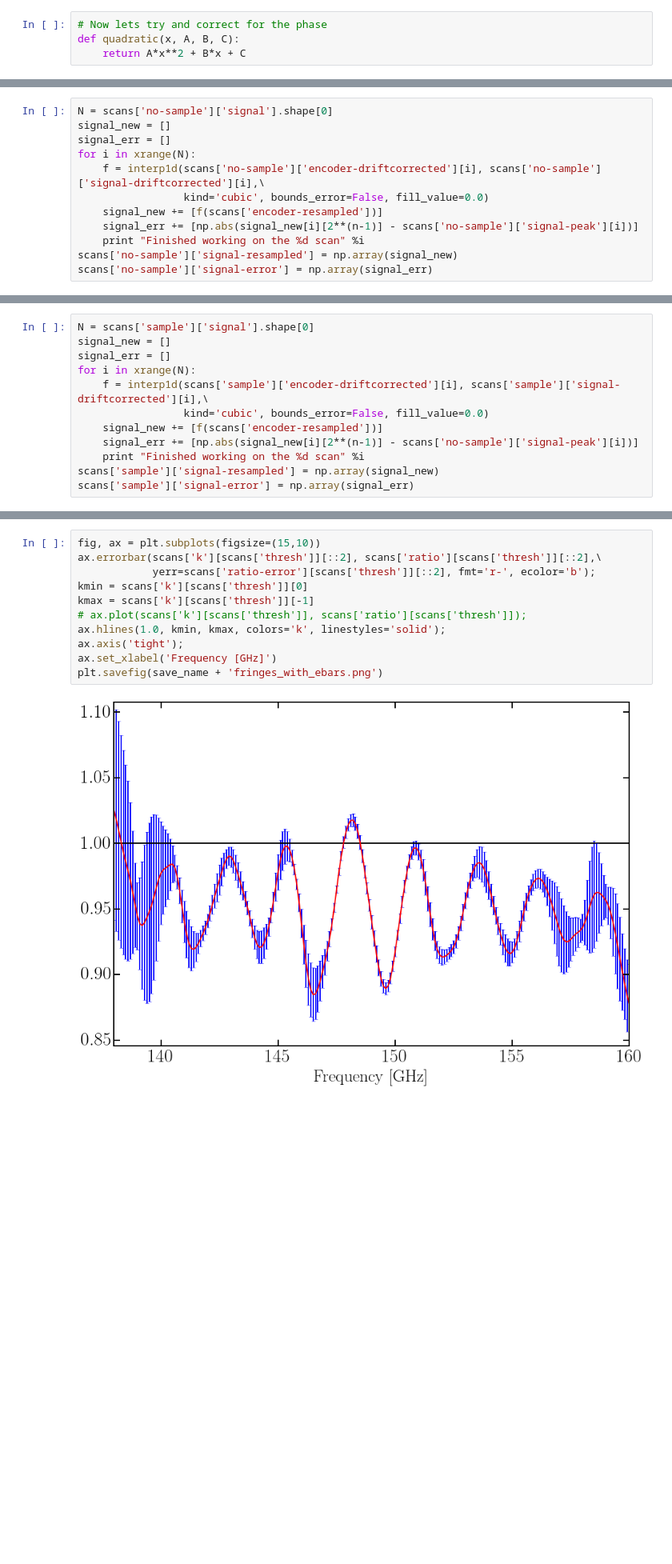
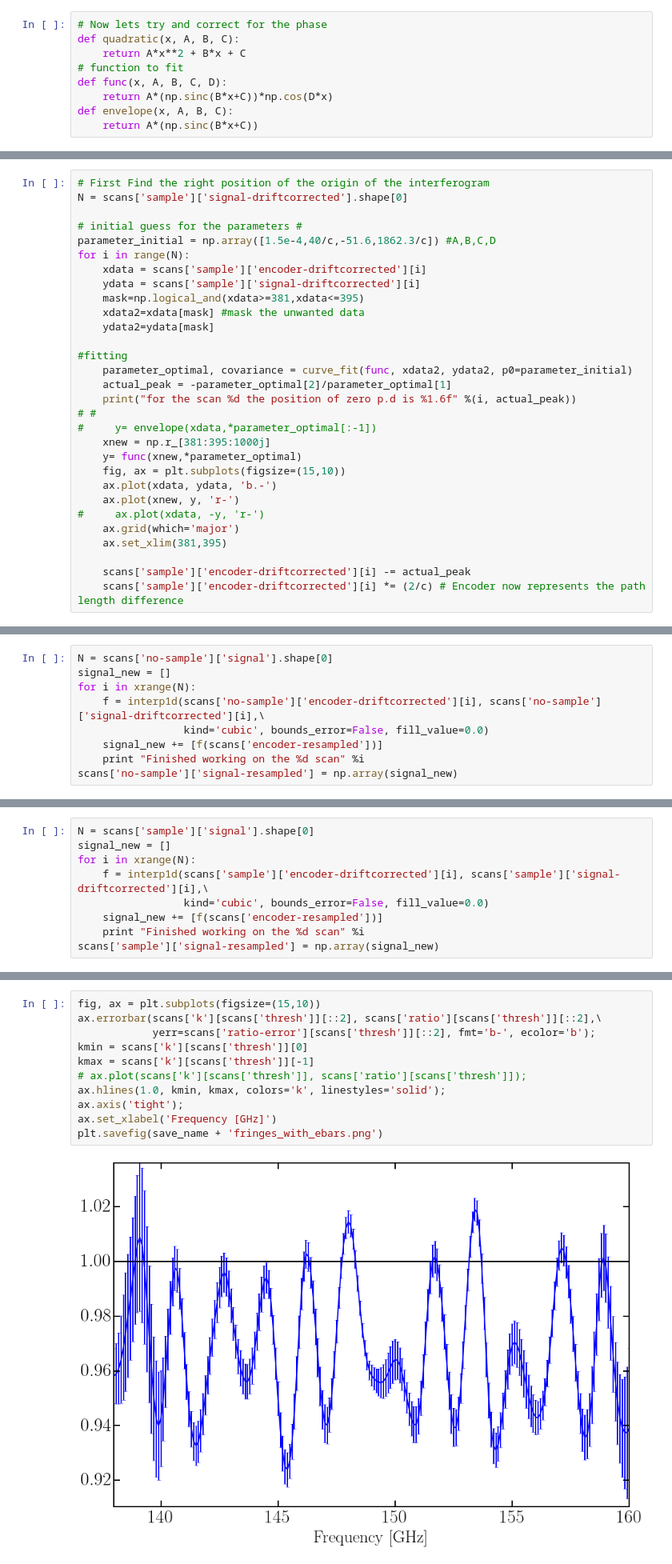
Before and after one commit to WanduiAlbert/MeshFilters, a Jupyter notebook: analysis/CombinedFTSPipelinePhaseCorrectedFourierFitting.ipynb, the cells around one changed output, grey strips where cells are left out. Shown at 80% size. Cells and saved outputs as stored; diff of their text form; blank space fills up the shorter version.

Commit message:
working on improving the analysis code. Using sinc peak-finding as well as fourier fitting to extract out the components in the data

```diff
--- a/analysis/CombinedFTSPipelinePhaseCorrectedFourierFitting.ipynb
+++ b/analysis/CombinedFTSPipelinePhaseCorrectedFourierFitting.ipynb
@@ -150,3 +151,8 @@ scans['sample']['signal-averaged'] = np.average(signal_driftcorr, axis=0)
 # Now lets try and correct for the phase
 def quadratic(x, A, B, C):
     return A*x**2 + B*x + C
+# function to fit
+def func(x, A, B, C, D):
+    return A*(np.sinc(B*x+C))*np.cos(D*x)
+def envelope(x, A, B, C):
+    return A*(np.sinc(B*x+C))
@@ -152,0 +205,30 @@ def quadratic(x, A, B, C):
+# %%
+# First Find the right position of the origin of the interferogram
+N = scans['sample']['signal-driftcorrected'].shape[0]
+
+# initial guess for the parameters #
+parameter_initial = np.array([1.5e-4,40/c,-51.6,1862.3/c]) #A,B,C,D
+for i in range(N):
+    xdata = scans['sample']['encoder-driftcorrected'][i]
+    ydata = scans['sample']['signal-driftcorrected'][i]
+    mask=np.logical_and(xdata>=381,xdata<=395)
+    xdata2=xdata[mask] #mask the unwanted data
+    ydata2=ydata[mask]
+
+#fitting
+    parameter_optimal, covariance = curve_fit(func, xdata2, ydata2, p0=parameter_initial)
+    actual_peak = -parameter_optimal[2]/parameter_optimal[1]
+    print("for the scan %d the position of zero p.d is %1.6f" %(i, actual_peak))
+# #
+#     y= envelope(xdata,*parameter_optimal[:-1])
+    xnew = np.r_[381:395:1000j]
+    y= func(xnew,*parameter_optimal)
+    fig, ax = plt.subplots(figsize=(15,10))
+    ax.plot(xdata, ydata, 'b.-')
+    ax.plot(xnew, y, 'r-')
+#     ax.plot(xdata, -y, 'r-')
+    ax.grid(which='major')
+    ax.set_xlim(381,395)
+
+    scans['sample']['encoder-driftcorrected'][i] -= actual_peak
+    scans['sample']['encoder-driftcorrected'][i] *= (2/c) # Encoder now represents the path length difference
@@ -248,15 +326,12 @@ print len(scans['encoder-resampled'])
 # %%
 N = scans['no-sample']['signal'].shape[0]
 signal_new = []
-signal_err = []
 for i in xrange(N):
     f = interp1d(scans['no-sample']['encoder-driftcorrected'][i], scans['no-sample']['signal-driftcorrected'][i],\
                  kind='cubic', bounds_error=False, fill_value=0.0)
     signal_new += [f(scans['encoder-resampled'])]
-    signal_err += [np.abs(signal_new[i][2**(n-1)] - scans['no-sample']['signal-peak'][i])]
     print "Finished working on the %d scan" %i
 scans['no-sample']['signal-resampled'] = np.array(signal_new)
-scans['no-sample']['signal-error'] = np.array(signal_err)
 # %% [output]
 Finished working on the 0 scan
 Finished working on the 1 scan
@@ -268,15 +343,12 @@ Finished working on the 6 scan
 # %%
 N = scans['sample']['signal'].shape[0]
 signal_new = []
-signal_err = []
 for i in xrange(N):
     f = interp1d(scans['sample']['encoder-driftcorrected'][i], scans['sample']['signal-driftcorrected'][i],\
                  kind='cubic', bounds_error=False, fill_value=0.0)
     signal_new += [f(scans['encoder-resampled'])]
-    signal_err += [np.abs(signal_new[i][2**(n-1)] - scans['no-sample']['signal-peak'][i])]
     print "Finished working on the %d scan" %i
 scans['sample']['signal-resampled'] = np.array(signal_new)
-scans['sample']['signal-error'] = np.array(signal_err)
 # %% [output]
 Finished working on the 0 scan
 Finished working on the 1 scan
@@ -443,16 +515,16 @@ np.sqrt((scans['sample']['relative-error'])**2 + \
 # %%
 fig, ax = plt.subplots(figsize=(15,10))
 ax.errorbar(scans['k'][scans['thresh']][::2], scans['ratio'][scans['thresh']][::2],\
-            yerr=scans['ratio-error'][scans['thresh']][::2], fmt='r-', ecolor='b');
+            yerr=scans['ratio-error'][scans['thresh']][::2], fmt='b-', ecolor='b');
 kmin = scans['k'][scans['thresh']][0]
 kmax = scans['k'][scans['thresh']][-1]
 # ax.plot(scans['k'][scans['thresh']], scans['ratio'][scans['thresh']]);
 ax.hlines(1.0, kmin, kmax, colors='k', linestyles='solid');
 ax.axis('tight');
 ax.set_xlabel('Frequency [GHz]')
 plt.savefig(save_name + 'fringes_with_ebars.png')
 # %% [output]
-[figure, old version]
+[figure, new version]
 # %% [markdown]
 In this version of the fit program, I will use an n-term fourier model to fit the data. Hope this works!
 # %%
```
Also changed, not shown: parts of 33 cells of this notebook, 15 other files.
